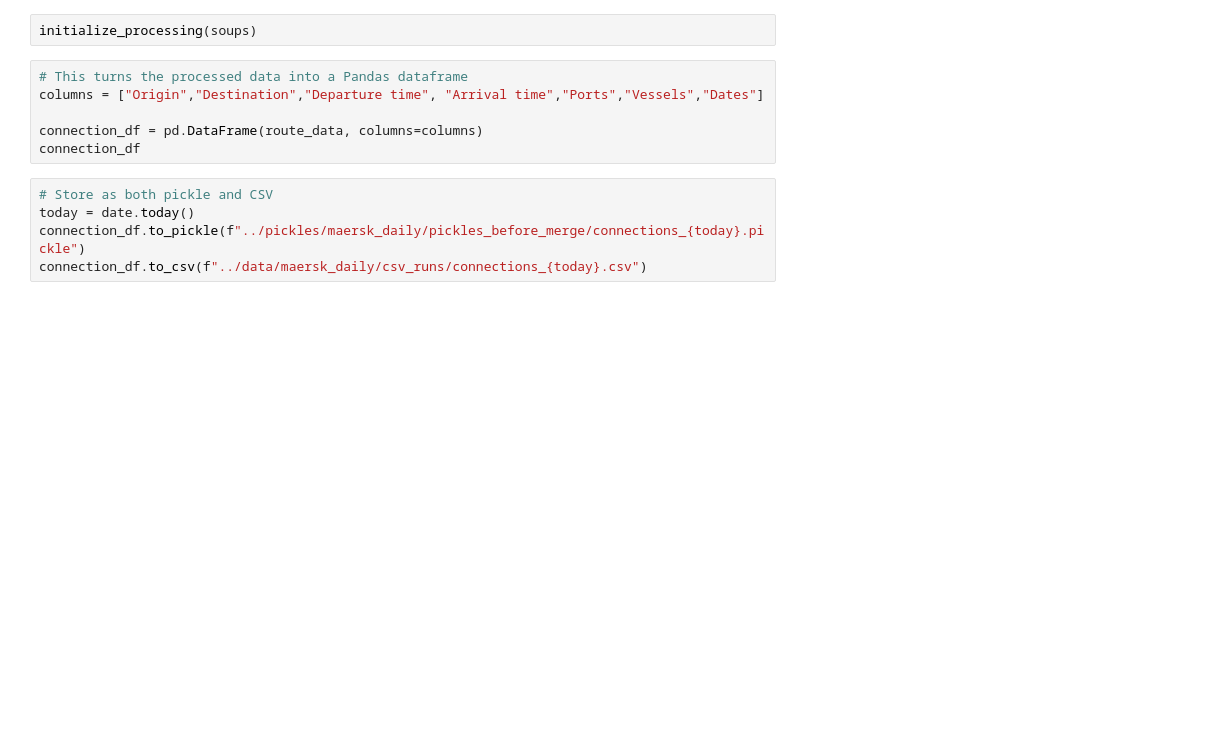
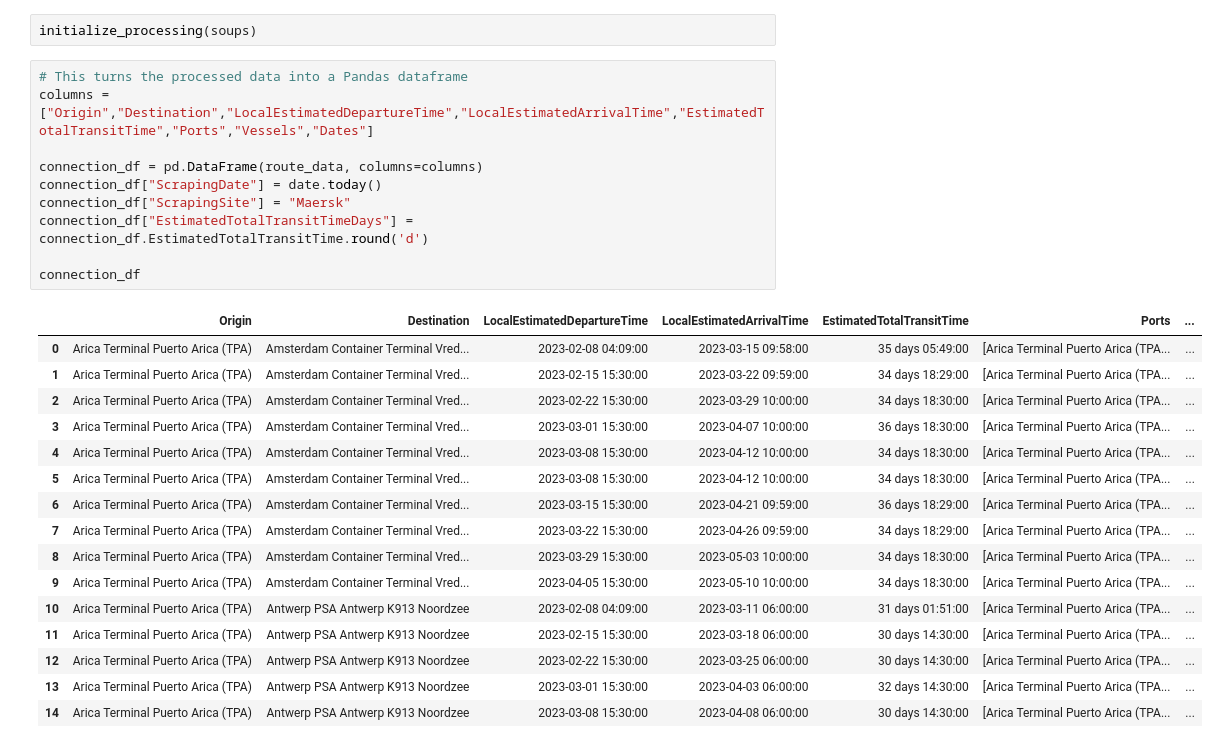
Before and after one commit to EwoutH/shipping-data, a Jupyter notebook: notebooks/maersknotebook.ipynb, the cells around one changed output. Drawn from its saved outputs; the diff is of its cells as text; blank space fills up the shorter version.

Commit message:
Maersk updated dataframe to new format
Performed a lot of work of reworking the dataframe to the new format

```diff
--- a/notebooks/maersknotebook.ipynb
+++ b/notebooks/maersknotebook.ipynb
@@ -330,12 +347,28 @@ def initialize_processing(soups):
 initialize_processing(soups)
 # %%
 # This turns the processed data into a Pandas dataframe
-columns = ["Origin","Destination","Departure time", "Arrival time","Ports","Vessels","Dates"]
+columns = ["Origin","Destination","LocalEstimatedDepartureTime","LocalEstimatedArrivalTime","EstimatedTotalTransitTime","Ports","Vessels","Dates"]
 
 connection_df = pd.DataFrame(route_data, columns=columns)
+connection_df["ScrapingDate"] = date.today()
+connection_df["ScrapingSite"] = "Maersk"
+connection_df["EstimatedTotalTransitTimeDays"] = connection_df.EstimatedTotalTransitTime.round('d')
+
 connection_df
+# %% [output]
+|  | Origin | Destination | LocalEstimatedDepartureTime | LocalEstimatedArrivalTime | EstimatedTotalTransitTime | Ports | ... |
+| 0 | Arica Terminal Puerto Arica (TPA) | Amsterdam Container Terminal Vred... | 2023-02-08 04:09:00 | 2023-03-15 09:58:00 | 35 days 05:49:00 | [Arica Terminal Puerto Arica (TPA... | ... |
+| 1 | Arica Terminal Puerto Arica (TPA) | Amsterdam Container Terminal Vred... | 2023-02-15 15:30:00 | 2023-03-22 09:59:00 | 34 days 18:29:00 | [Arica Terminal Puerto Arica (TPA... | ... |
+| 2 | Arica Terminal Puerto Arica (TPA) | Amsterdam Container Terminal Vred... | 2023-02-22 15:30:00 | 2023-03-29 10:00:00 | 34 days 18:30:00 | [Arica Terminal Puerto Arica (TPA... | ... |
+| 3 | Arica Terminal Puerto Arica (TPA) | Amsterdam Container Terminal Vred... | 2023-03-01 15:30:00 | 2023-04-07 10:00:00 | 36 days 18:30:00 | [Arica Terminal Puerto Arica (TPA... | ... |
+| 4 | Arica Terminal Puerto Arica (TPA) | Amsterdam Container Terminal Vred... | 2023-03-08 15:30:00 | 2023-04-12 10:00:00 | 34 days 18:30:00 | [Arica Terminal Puerto Arica (TPA... | ... |
+| 5 | Arica Terminal Puerto Arica (TPA) | Amsterdam Container Terminal Vred... | 2023-03-08 15:30:00 | 2023-04-12 10:00:00 | 34 days 18:30:00 | [Arica Terminal Puerto Arica (TPA... | ... |
+| 6 | Arica Terminal Puerto Arica (TPA) | Amsterdam Container Terminal Vred... | 2023-03-15 15:30:00 | 2023-04-21 09:59:00 | 36 days 18:29:00 | [Arica Terminal Puerto Arica (TPA... | ... |
+| 7 | Arica Terminal Puerto Arica (TPA) | Amsterdam Container Terminal Vred... | 2023-03-22 15:30:00 | 2023-04-26 09:59:00 | 34 days 18:29:00 | [Arica Terminal Puerto Arica (TPA... | ... |
+| 8 | Arica Terminal Puerto Arica (TPA) | Amsterdam Container Terminal Vred... | 2023-03-29 15:30:00 | 2023-05-03 10:00:00 | 34 days 18:30:00 | [Arica Terminal Puerto Arica (TPA... | ... |
+| 9 | Arica Terminal Puerto Arica (TPA) | Amsterdam Container Terminal Vred... | 2023-04-05 15:30:00 | 2023-05-10 10:00:00 | 34 days 18:30:00 | [Arica Terminal Puerto Arica (TPA... | ... |
+| 10 | Arica Terminal Puerto Arica (TPA) | Antwerp PSA Antwerp K913 Noordzee | 2023-02-08 04:09:00 | 2023-03-11 06:00:00 | 31 days 01:51:00 | [Arica Terminal Puerto Arica (TPA... | ... |
+| 11 | Arica Terminal Puerto Arica (TPA) | Antwerp PSA Antwerp K913 Noordzee | 2023-02-15 15:30:00 | 2023-03-18 06:00:00 | 30 days 14:30:00 | [Arica Terminal Puerto Arica (TPA... | ... |
+| 12 | Arica Terminal Puerto Arica (TPA) | Antwerp PSA Antwerp K913 Noordzee | 2023-02-22 15:30:00 | 2023-03-25 06:00:00 | 30 days 14:30:00 | [Arica Terminal Puerto Arica (TPA... | ... |
+| 13 | Arica Terminal Puerto Arica (TPA) | Antwerp PSA Antwerp K913 Noordzee | 2023-03-01 15:30:00 | 2023-04-03 06:00:00 | 32 days 14:30:00 | [Arica Terminal Puerto Arica (TPA... | ... |
+| 14 | Arica Terminal Puerto Arica (TPA) | Antwerp PSA Antwerp K913 Noordzee | 2023-03-08 15:30:00 | 2023-04-08 06:00:00 | 30 days 14:30:00 | [Arica Terminal Puerto Arica (TPA... | ... |
-# %%
-# Store as both pickle and CSV
-today = date.today()
-connection_df.to_pickle(f"../pickles/maersk_daily/pickles_before_merge/connections_{today}.pickle")
-connection_df.to_csv(f"../data/maersk_daily/csv_runs/connections_{today}.csv")
```
Also changed, not shown: parts of 5 cells of this notebook, 2 other files.
